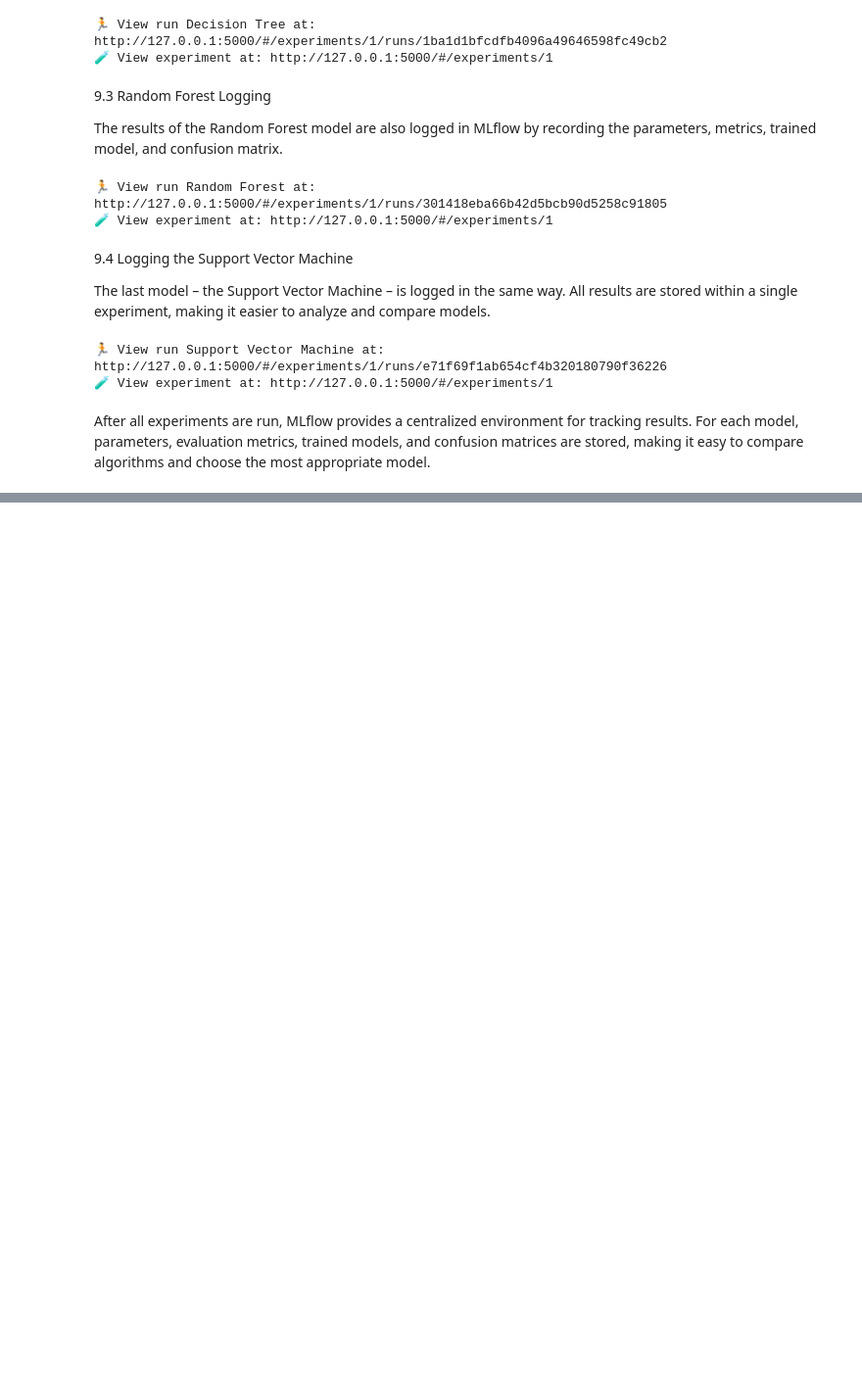
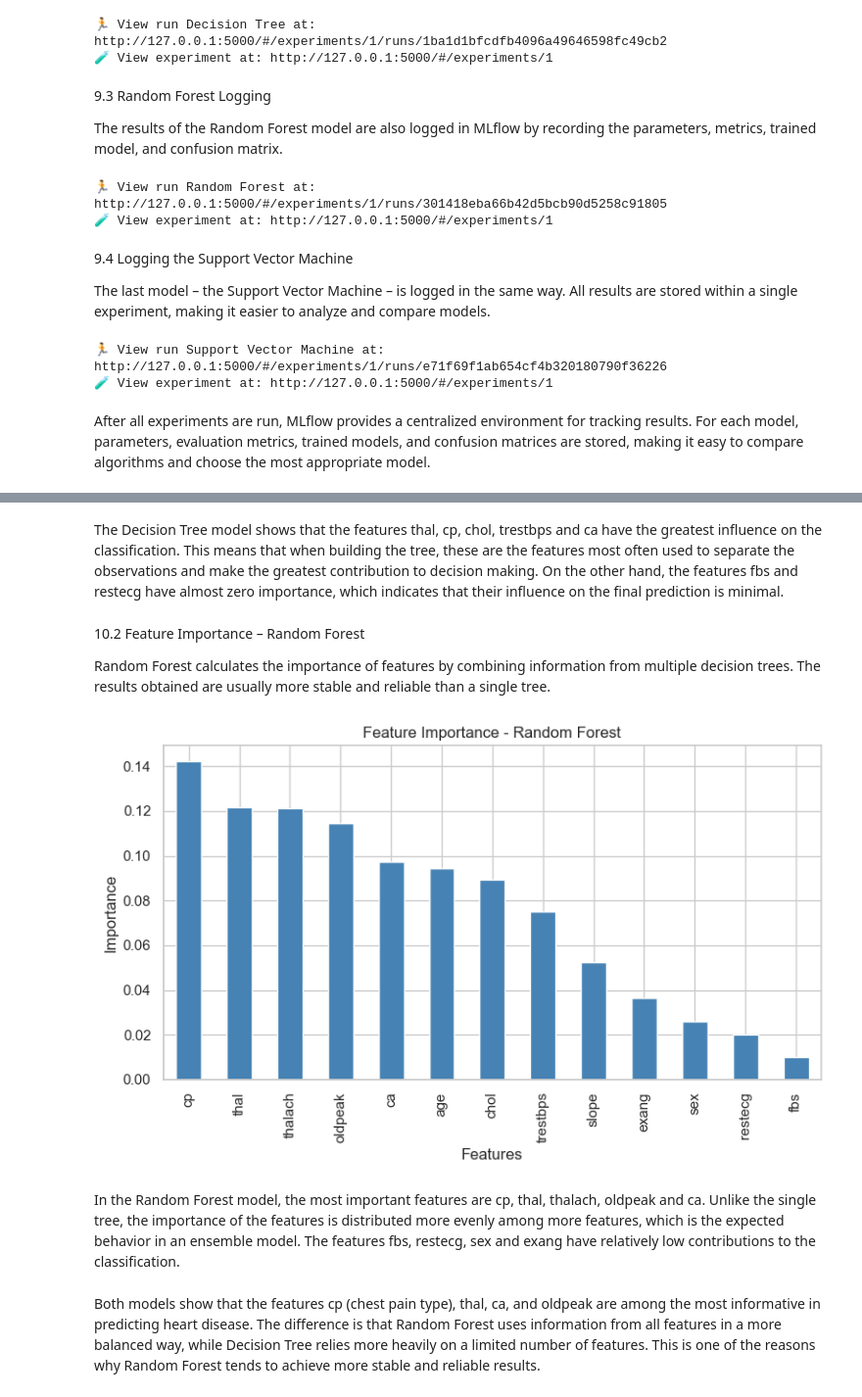
Before and after one commit to DoraGospodinova/ProjectML, a Jupyter notebook: Heart_Disease_Classification.ipynb, the cells around one changed output, grey strips where cells are left out. Shown at 98% size. Drawn from its saved outputs; the diff is of its cells as text; code cells hidden in the pictures; blank space fills up the shorter version.

```diff
--- a/Heart_Disease_Classification.ipynb
+++ b/Heart_Disease_Classification.ipynb
@@ -1102,0 +1131,30 @@ After all experiments are run, MLflow provides a centralized environment for tra
+# %% [markdown]
+The Decision Tree model shows that the features thal, cp, chol, trestbps and ca have the greatest influence on the classification. This means that when building the tree, these are the features most often used to separate the observations and make the greatest contribution to decision making. On the other hand, the features fbs and restecg have almost zero importance, which indicates that their influence on the final prediction is minimal.
+# %% [markdown]
+10.2 Feature Importance – Random Forest
+
+Random Forest calculates the importance of features by combining information from multiple decision trees. The results obtained are usually more stable and reliable than a single tree.
+# %%
+# Feature Importance - Random Forest
+feature_importance = pd.Series(
+    rf_model.feature_importances_,
+    index=X.columns
+).sort_values(ascending=False)
+
+plt.figure(figsize=(8,5))
+
+feature_importance.plot(kind="bar", color="steelblue")
+
+plt.title("Feature Importance - Random Forest")
+plt.xlabel("Features")
+plt.ylabel("Importance")
+
+plt.tight_layout()
+
+plt.show()
+# %% [output]
+[figure, added]
+# %% [markdown]
+In the Random Forest model, the most important features are cp, thal, thalach, oldpeak and ca. Unlike the single tree, the importance of the features is distributed more evenly among more features, which is the expected behavior in an ensemble model. The features fbs, restecg, sex and exang have relatively low contributions to the classification.
+# %% [markdown]
+Both models show that the features cp (chest pain type), thal, ca, and oldpeak are among the most informative in predicting heart disease. The difference is that Random Forest uses information from all features in a more balanced way, while Decision Tree relies more heavily on a limited number of features. This is one of the reasons why Random Forest tends to achieve more stable and reliable results.
```
Also changed, not shown: parts of 3 cells of this notebook, 7 other files.
